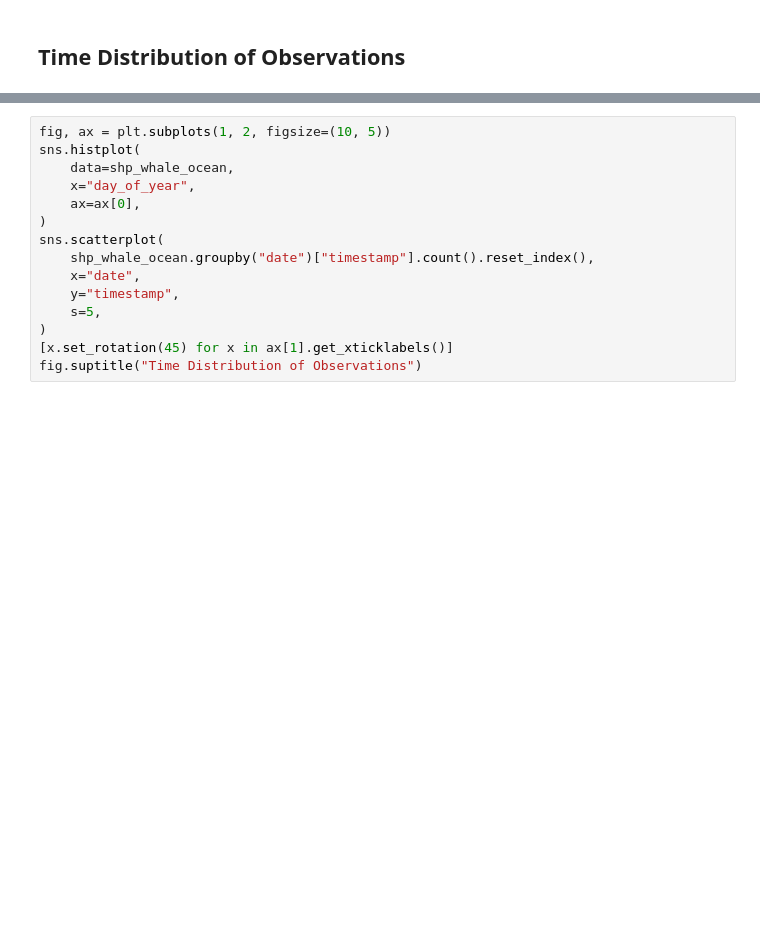
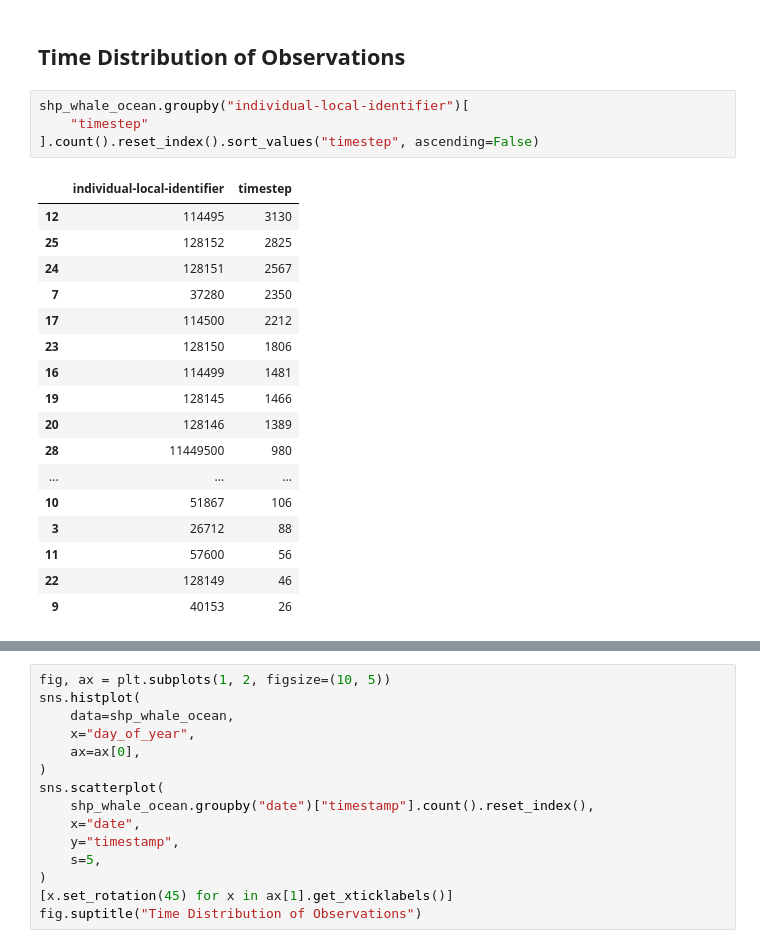
Before and after one commit to pedroteche-ih/whale-movement, a Jupyter notebook: Analyzing Bowhead Whale movement in Foxen Basin using Unsupervised Learning.ipynb, the cells around one changed output, grey strips where cells are left out. Cells and saved outputs as stored; diff of their text form; blank space fills up the shorter version.

```diff
--- a/Analyzing Bowhead Whale movement in Foxen Basin using Unsupervised Learning.ipynb
+++ b/Analyzing Bowhead Whale movement in Foxen Basin using Unsupervised Learning.ipynb
@@ -456,5 +468,27 @@ fig.tight_layout()
 [figure]
 # %% [markdown]
 ## Time Distribution of Observations
+# %%
+shp_whale_ocean.groupby("individual-local-identifier")[
+    "timestep"
+].count().reset_index().sort_values("timestep", ascending=False)
+# %% [output]
+|  | individual-local-identifier | timestep |
+| 12 | 114495 | 3130 |
+| 25 | 128152 | 2825 |
+| 24 | 128151 | 2567 |
+| 7 | 37280 | 2350 |
+| 17 | 114500 | 2212 |
+| 23 | 128150 | 1806 |
+| 16 | 114499 | 1481 |
+| 19 | 128145 | 1466 |
+| 20 | 128146 | 1389 |
+| 28 | 11449500 | 980 |
+| ... | ... | ... |
+| 10 | 51867 | 106 |
+| 3 | 26712 | 88 |
+| 11 | 57600 | 56 |
+| 22 | 128149 | 46 |
+| 9 | 40153 | 26 |
 # %%
 fig, ax = plt.subplots(2, 1, figsize=(10, 10))
```
Also changed, not shown: parts of 15 cells of this notebook.
